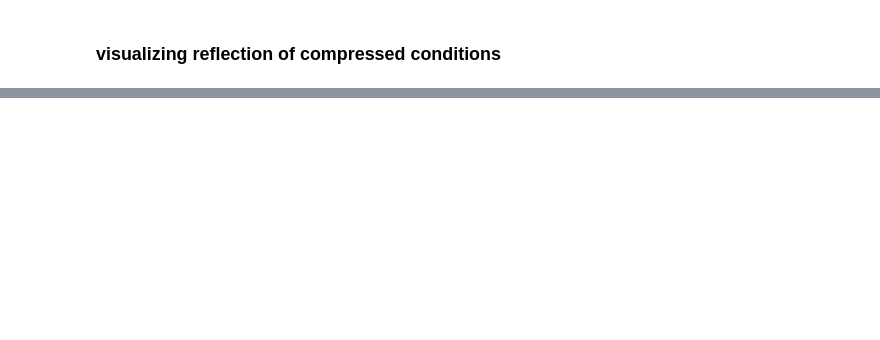
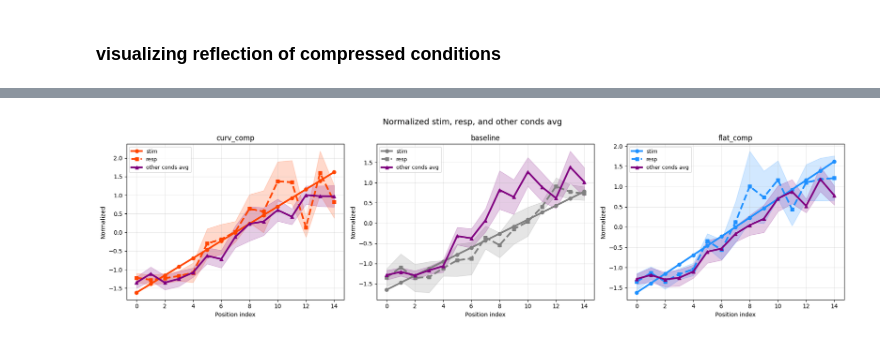
Before and after one commit to siyer7/asymmetry_design, a Jupyter notebook: code/python/beh_boundary.ipynb, the cells around one changed output, grey strips where cells are left out. Drawn from its saved outputs; the diff is of its cells as text; code cells hidden in the pictures; blank space fills up the shorter version.

```diff
--- a/code/python/beh_boundary.ipynb
+++ b/code/python/beh_boundary.ipynb
@@ -301,0 +368,80 @@ plt.show()
+# %%
+# Visualize normalized stim, resp, and other conds avg for each condition (no top row)
+fig, axs = plt.subplots(1, 3, figsize=(18, 5))
+colors_cond = {'curv_comp': 'orangered', 'baseline': 'gray', 'flat_comp': 'dodgerblue'}
+other_color = 'purple'
+
+cond_vecs_all_uc = {}
+for cond in conditions:
+    stim_vecs = []
+    resp_vecs = []
+    for subj in patients:
+        subj_mask = df_clean['subj'] == subj
+        mask = subj_mask & (df_clean['condition'] == cond)
+        subj_cond_data = df_clean[mask]
+        grouped = subj_cond_data.groupby('stim_aligned_to_div', as_index=False)['resp_aligned_to_div'].mean()
+        stim = grouped['stim_aligned_to_div'].values
+        resp = grouped['resp_aligned_to_div'].values
+        stim_vecs.append(stim)
+        resp_vecs.append(resp)
+    stim_stack = np.array(stim_vecs)
+    resp_stack = np.array(resp_vecs)
+    if cond == 'flat_comp':
+        stim_stack = -stim_stack[:, ::-1]
+        resp_stack = -resp_stack[:, ::-1]
+    cond_vecs_all_uc[cond] = {
+        'stim_mean': stim_stack.mean(axis=0),
+        'stim_sem': stim_stack.std(axis=0) / np.sqrt(stim_stack.shape[0]),
+        'resp_mean': resp_stack.mean(axis=0),
+        'resp_sem': resp_stack.std(axis=0) / np.sqrt(resp_stack.shape[0]),
+        'x_idx': np.arange(len(stim_stack[0]))
+    }
+
+# Compute all normalized response means and SEMs in advance for inspection
+normed = {}
+for cond in conditions:
+    data = cond_vecs_all_uc[cond]
+    resp_mean = data['resp_mean']
+    resp_sem = data['resp_sem']
+    stim_mean = data['stim_mean']
+    stim_sem = data['stim_sem']
+    # z-score
+    normed[cond] = {
+        'resp_mean': (resp_mean - resp_mean.mean()) / (resp_mean.std() + 1e-10),
+        'resp_sem': resp_sem / (resp_mean.std() + 1e-10),
+        'stim_mean': (stim_mean - stim_mean.mean()) / (stim_mean.std() + 1e-10),
+        'stim_sem': stim_sem / (stim_mean.std() + 1e-10),
+        'x_idx': data['x_idx']
+    }
+
+# For each plot: show normalized stim, resp for that cond, and avg of normalized resp for other conds
+for cond_idx, cond in enumerate(conditions):
+    ax = axs[cond_idx]
+    # Get other two conditions
+    other_conds = [c for c in conditions if c != cond]
+    # Find common length for all three
+    common_len = min(len(normed[cond]['resp_mean']), *(len(normed[c]['resp_mean']) for c in other_conds))
+    x_idx = normed[cond]['x_idx'][:common_len]
+    # Main resp and stim
+    resp = normed[cond]['resp_mean'][:common_len]
+    resp_sem = normed[cond]['resp_sem'][:common_len]
+    stim = normed[cond]['stim_mean'][:common_len]
+    stim_sem = normed[cond]['stim_sem'][:common_len]
+    # Other conds' normalized resp
+    other_resp = np.mean([normed[c]['resp_mean'][:common_len] for c in other_conds], axis=0)
+    other_sem = np.sqrt(np.sum([normed[c]['resp_sem'][:common_len]**2 for c in other_conds], axis=0)) / len(other_conds)
+    # Plot
+    ax.plot(x_idx, stim, 'o-', color=colors_cond[cond], linewidth=3, label='stim')
+    ax.fill_between(x_idx, stim - stim_sem, stim + stim_sem, color=colors_cond[cond], alpha=0.2)
+    ax.plot(x_idx, resp, 's--', color=colors_cond[cond], linewidth=3, label='resp')
+    ax.fill_between(x_idx, resp - resp_sem, resp + resp_sem, color=colors_cond[cond], alpha=0.2)
+    ax.plot(x_idx, other_resp, '^-', color=other_color, linewidth=3, label='other conds avg')
+    ax.fill_between(x_idx, other_resp - other_sem, other_resp + other_sem, color=other_color, alpha=0.2)
+    ax.set(xlabel='Position index', ylabel='Normalized', title=f'{cond}')
+    ax.grid(True, alpha=0.3)
+    ax.legend(fontsize=9)
+plt.suptitle('Normalized stim, resp, and other conds avg', fontsize=14)
+plt.tight_layout()
+plt.show()
+# %% [output]
+[figure, added]
```
Also changed, not shown: parts of 9 cells of this notebook.
